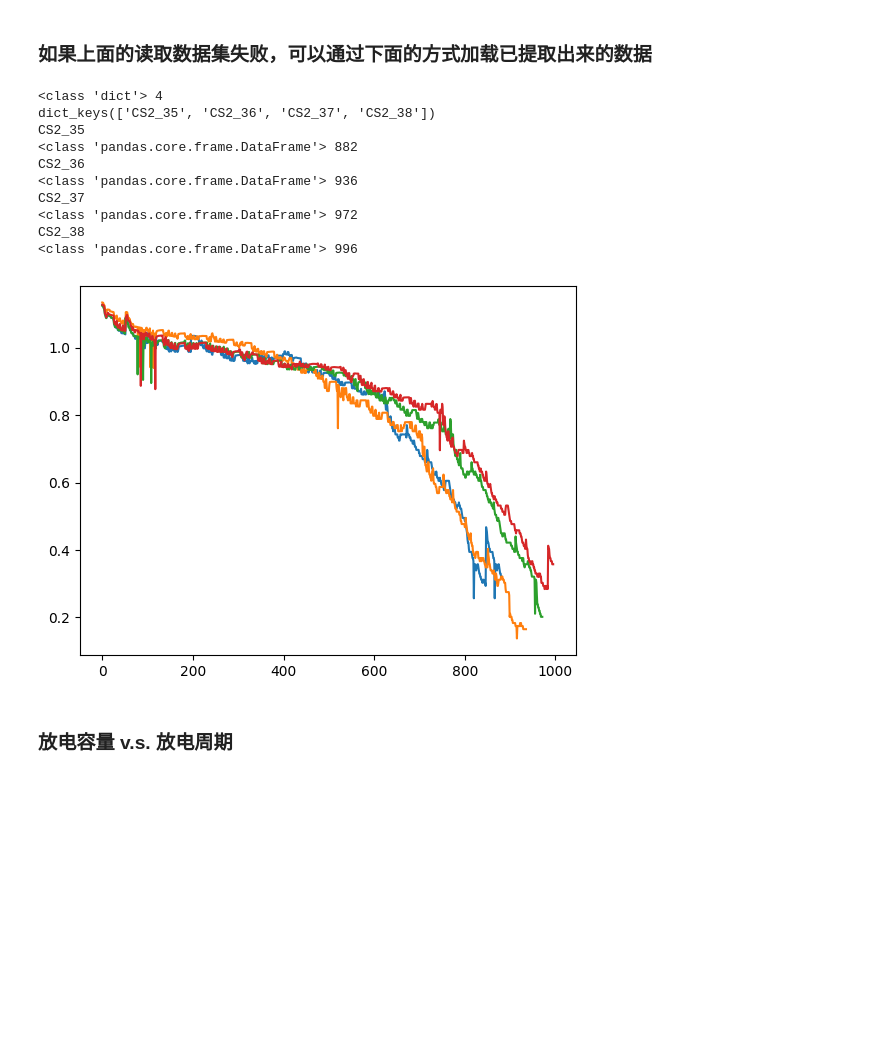
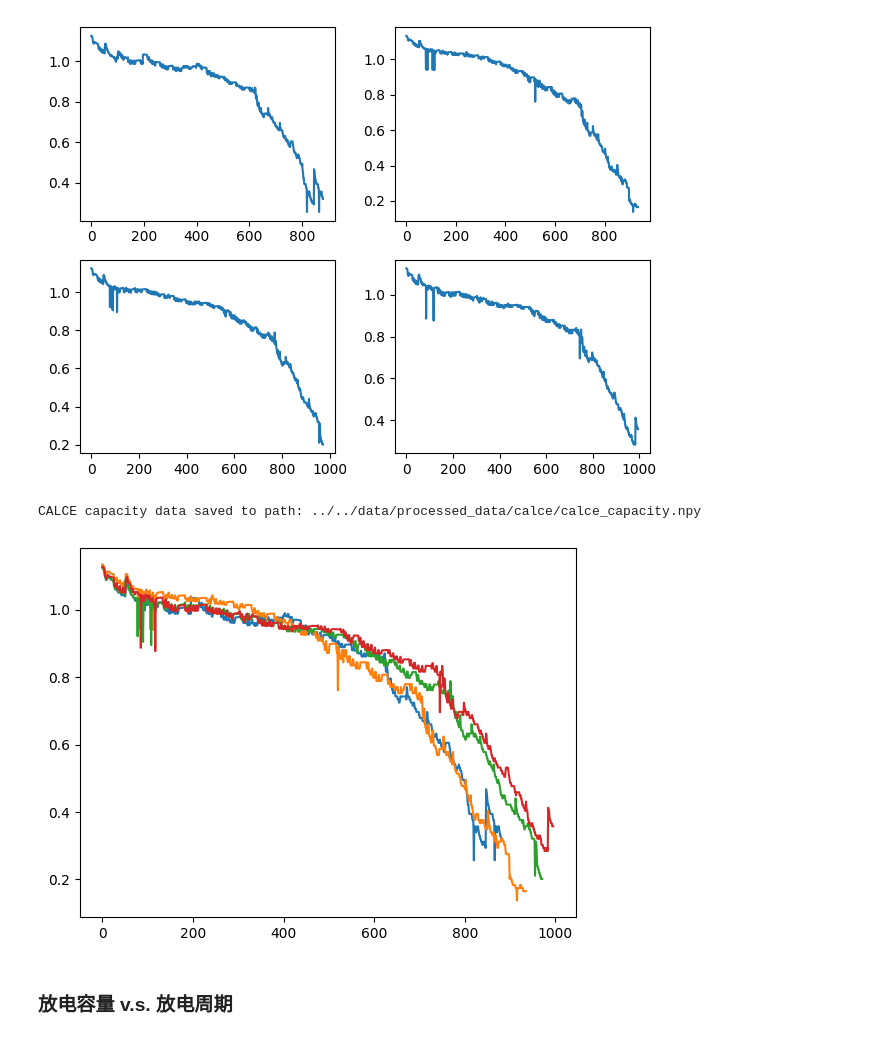
Before and after one commit to hilinxinhui/battery_phm, a Jupyter notebook: notebooks/data_preprocess/calce.ipynb, the cells around one changed output. Drawn from its saved outputs; the diff is of its cells as text; code cells hidden in the pictures; blank space fills up the shorter version.

Commit message:
Update data preprocessing code

```diff
--- a/notebooks/data_preprocess/preprocess_calce_dataser.ipynb
+++ b/notebooks/data_preprocess/calce.ipynb
@@ -117,32 +126,32 @@ Load dataset/CALCE/CS2_38\CS2_38_2_10_11.xlsx ...
-# %% [markdown]
-### 如果上面的读取数据集失败，可以通过下面的方式加载已提取出来的数据
-# %%
-dataset_path = "./calce_battery_aging_dataset/CALCE.npy"
-Battery_list = ['CS2_35', 'CS2_36', 'CS2_37', 'CS2_38']
-Battery = np.load(dataset_path, allow_pickle=True)
-Battery = Battery.item()
-
-calce_dataset = {}
-
-print(type(Battery), len(Battery)) # dict, 4（四块电芯）
-print(Battery.keys()) # dict_keys(['CS2_35', 'CS2_36', 'CS2_37', 'CS2_38'])
-for cell in Battery.keys():
-    print(cell)
-    print(type(Battery[cell]), len(Battery[cell])) # Battery[cell]是一张dataframe
-    calce_dataset[cell] = np.array(Battery[cell]["capacity"])
-    plt.plot(calce_dataset[cell])
-# %% [output]
-<class 'dict'> 4
-dict_keys(['CS2_35', 'CS2_36', 'CS2_37', 'CS2_38'])
-CS2_35
-<class 'pandas.core.frame.DataFrame'> 882
-CS2_36
-<class 'pandas.core.frame.DataFrame'> 936
-CS2_37
-<class 'pandas.core.frame.DataFrame'> 972
-CS2_38
-<class 'pandas.core.frame.DataFrame'> 996
-[figure, removed]
+# %%
+keys = list(battery_data.keys())
+
+fig, ax = plt.subplots(2, 2)
+
+ax[0][0].plot(battery_data[keys[0]]["capacity"])
+ax[0][1].plot(battery_data[keys[1]]["capacity"])
+ax[1][0].plot(battery_data[keys[2]]["capacity"])
+ax[1][1].plot(battery_data[keys[3]]["capacity"])
+
+plt.tight_layout()
+# %% [output]
+[figure, added]
+# %%
+# 将容量信息保存到 npy 文件中
+save_root_path = "../../data/processed_data/calce/"
+save_name = "calce_capacity.npy"
+save_path = os.path.join(save_root_path, save_name)
+calce_capacity = np.array([battery_data[key]["capacity"].values for key in keys], dtype=object)
+np.save(save_path, calce_capacity)
+print(f"CALCE capacity data saved to path: {save_path}")
+
+# 读取 npy 文件测试
+load_test = np.load("../../data/processed_data/calce/calce_capacity.npy", allow_pickle=True)
+for i in range(len(load_test)):
+    plt.plot(load_test[i])
+# %% [output]
+CALCE capacity data saved to path: ../../data/processed_data/calce/calce_capacity.npy
+[figure, added]
 # %% [markdown]
 ### 放电容量 v.s. 放电周期
 # %%
```
Also changed, not shown: parts of 5 cells of this notebook, 2 other files.
